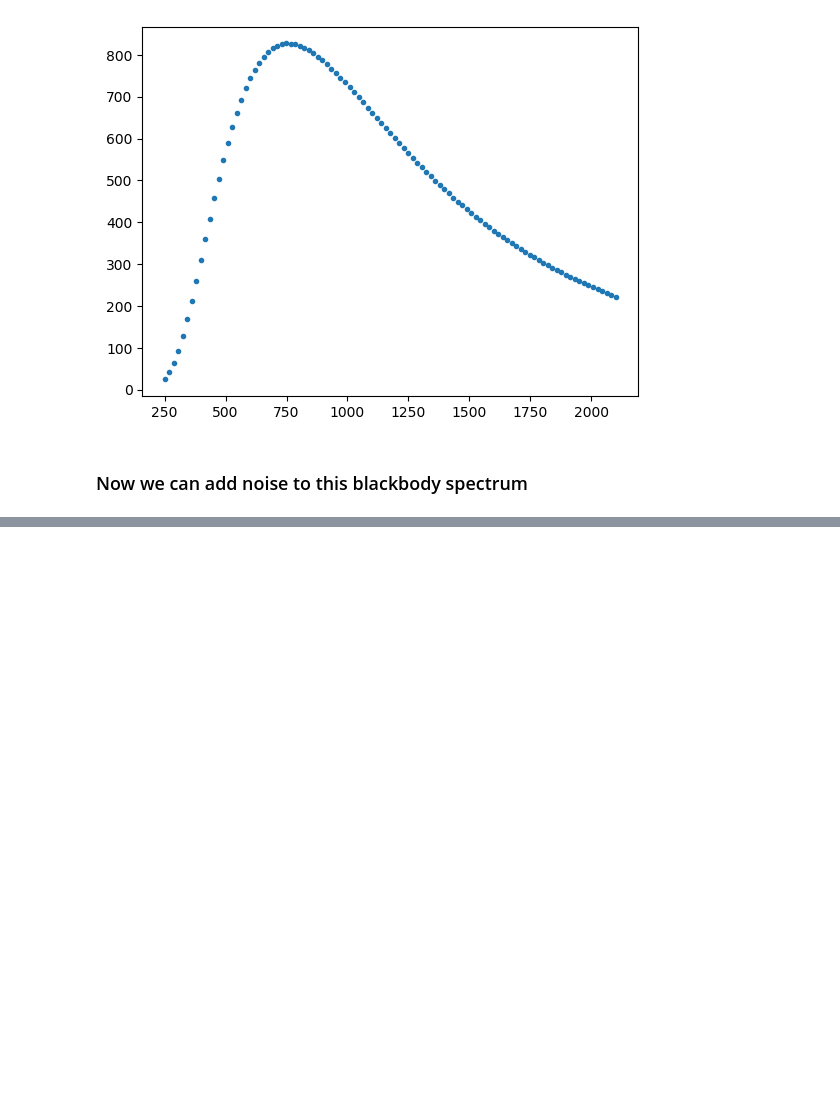
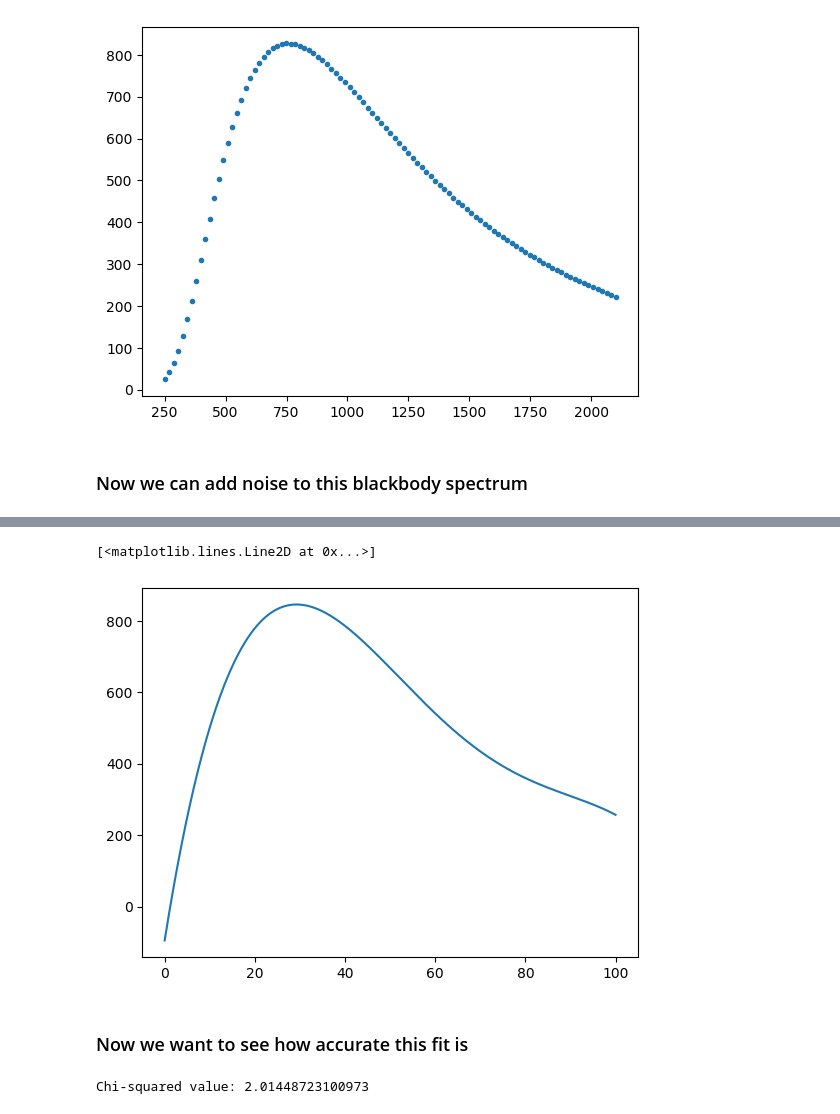
Before and after one commit to cu-numcomp/spring23-community-jaba-git, a Jupyter notebook: Project/3656_project.ipynb, the cells around one changed output, grey strips where cells are left out. Drawn from its saved outputs; the diff is of its cells as text; code cells hidden in the pictures; blank space fills up the shorter version.

Commit message:
just testing

```diff
--- a/Project/3656_project.ipynb
+++ b/Project/3656_project.ipynb
@@ -53,0 +62,39 @@ plt.show()
+# %%
+# just testing some fits
+degree = 4
+poly_model = modeling.polynomial.Polynomial1D(degree = degree)
+
+# define a fitter; possibly could experiment with changing this as well
+fitter = fitting.LinearLSQFitter()
+
+# fit model to noisy data
+best_fit = fitter(poly_model, np.arange(len(noisy_y)), noisy_y)
+
+# evaluate fit on new x vals
+new_x = np.linspace(0, len(noisy_y)-1, 1000)
+new_y = best_fit(new_x)
+
+plt.plot(new_x, new_y)
+# %% [output]
+[<matplotlib.lines.Line2D at 0x...>]
+[figure, added]
+# %% [markdown]
+### Now we want to see how accurate this fit is
+# %%
+# calc std of the noisy data
+noise_std = np.std(noisy_y)
+
+# Evaluate the best fit on the same x values as the data
+x = np.arange(len(noisy_y))
+model_y = best_fit(x)
+
+# Compute the residuals between the data and the model
+residuals = noisy_y - model_y
+
+# Compute the chi-squared statistic
+chisq = np.sum((residuals / noise_std)**2)
+
+# Print the chi-squared value
+print("Chi-squared value:", chisq)
+# %% [output]
+Chi-squared value: 2.01448723100973
```
Also changed, not shown: parts of 8 cells of this notebook, 1 other file.
